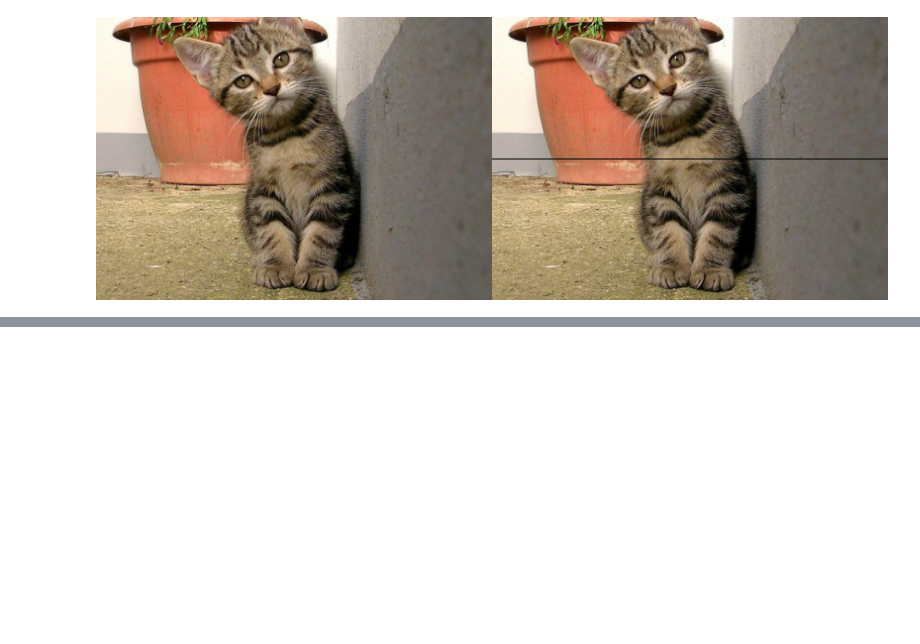
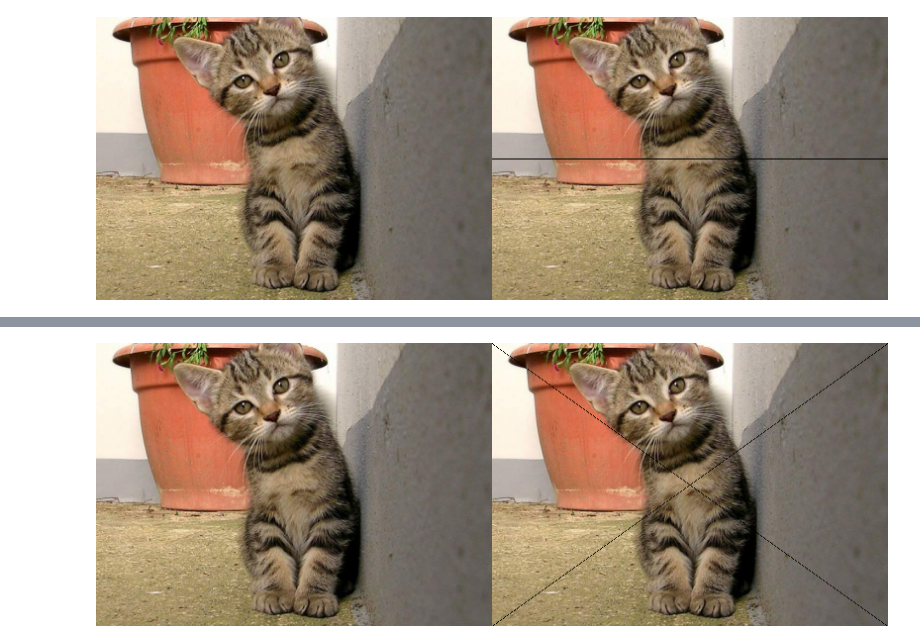
Before and after one commit to aryaseptiawan/PCVK_Genap_2021, a Jupyter notebook: AryaSeptiawan_Week1.ipynb, the cells around one changed output, grey strips where cells are left out. Saved outputs shown, nothing was run; the diff lists cells and outputs as text; code cells hidden in the pictures; blank space fills up the shorter version.

```diff
--- a/AryaSeptiawan_Week1.ipynb
+++ b/AryaSeptiawan_Week1.ipynb
@@ -51,0 +99,15 @@ cv2_imshow(final_frame)
+# %%
+image_2 = cv.cvtColor(image, cv.COLOR_BGR2RGB)
+image_3 = cv.cvtColor(image, cv.COLOR_BGR2RGB)
+
+#membuat garis menyilang diagonal ditengah image
+
+for y in range (tinggi):
+  image_3[y,int(y*(lebar/tinggi))] = [0,0,0]
+  image_3[y,lebar-1-int(y*(lebar/tinggi))] = [0,0,0]
+
+
+final_frame = cv.hconcat((image_2, image_3))
+cv2_imshow(final_frame)
+# %% [output]
+[figure, added]
```
Also changed, not shown: parts of 3 cells of this notebook.
